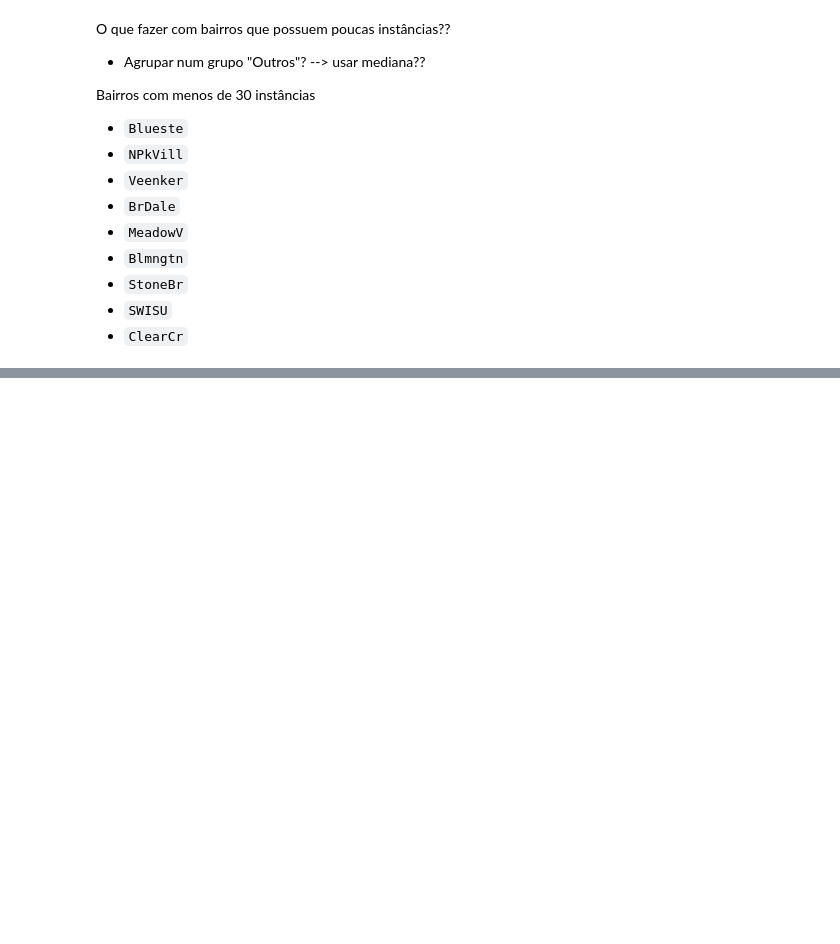
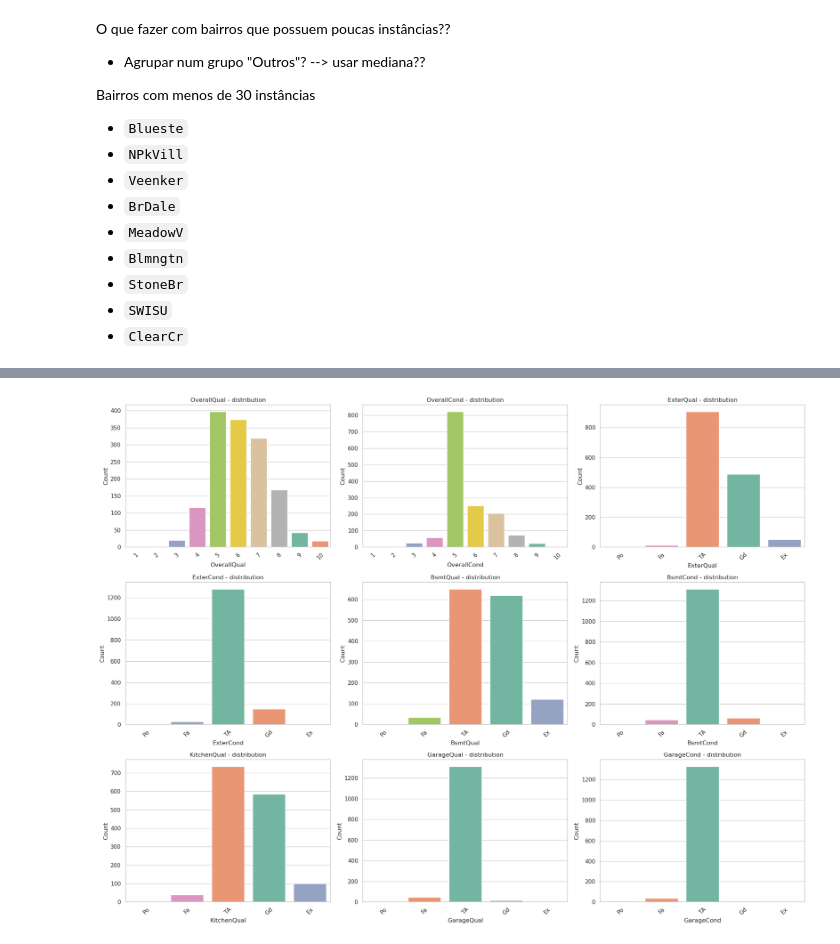
Before and after one commit to mariribeiro257/estat-exame-B, a Jupyter notebook: eda_housing_prices.ipynb, the cells around one changed output, grey strips where cells are left out. Cells and saved outputs as stored; diff of their text form; code cells hidden in the pictures; blank space fills up the shorter version.

Commit message:
Variaveis ordinais uhu

```diff
--- a/eda_housing_prices.ipynb
+++ b/eda_housing_prices.ipynb
@@ -502,0 +581,38 @@ histograms for BedroomAbvGr (numeric or ordinal?)
+# %%
+# Objetivo: criar gráficos de barras para as variáveis ordinais destacadas
+
+ordinal_order_map = {
+    'OverallQual': [1, 2, 3, 4, 5, 6, 7, 8, 9, 10],
+    'OverallCond': [1, 2, 3, 4, 5, 6, 7, 8, 9, 10],
+    'ExterQual': ['Po', 'Fa', 'TA', 'Gd', 'Ex'],
+    'ExterCond': ['Po', 'Fa', 'TA', 'Gd', 'Ex'],
+    'BsmtQual': ['Po', 'Fa', 'TA', 'Gd', 'Ex'],
+    'BsmtCond': ['Po', 'Fa', 'TA', 'Gd', 'Ex'],
+    'KitchenQual': ['Po', 'Fa', 'TA', 'Gd', 'Ex'],
+    'GarageQual': ['Po', 'Fa', 'TA', 'Gd', 'Ex'],
+    'GarageCond': ['Po', 'Fa', 'TA', 'Gd', 'Ex']
+}
+
+ordinal_variables = list(ordinal_order_map.keys())
+
+cols = 3
+rows = math.ceil(len(ordinal_variables) / cols)
+
+fig, axes = plt.subplots(rows, cols, figsize=(20, 5 * rows))
+axes = axes.flatten()
+
+for idx, var in enumerate(ordinal_variables):
+    order = ordinal_order_map[var]
+    sns.countplot(data=houses, x=var, order=order, ax=axes[idx], palette='Set2', hue=var, legend=False)
+    axes[idx].set_title(f'{var} - distribution')
+    axes[idx].set_xlabel(var)
+    axes[idx].set_ylabel('Count')
+    axes[idx].tick_params(axis='x', rotation=45)
+
+for idx in range(len(ordinal_variables), len(axes)):
+    axes[idx].axis('off')
+
+plt.tight_layout()
+plt.show()
+# %% [output]
+[figure, added]
```
Also changed, not shown: parts of 22 cells of this notebook.
